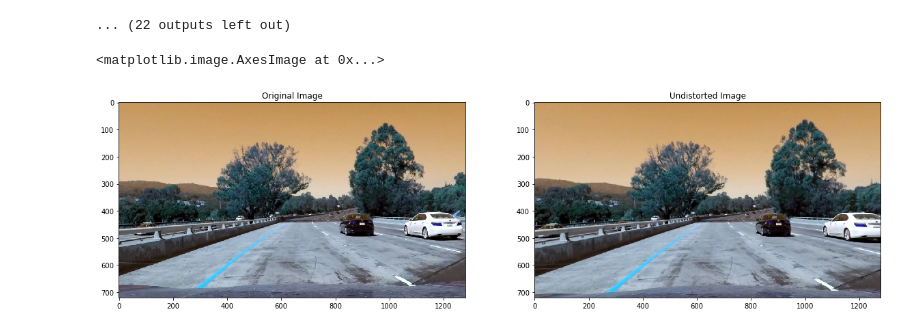
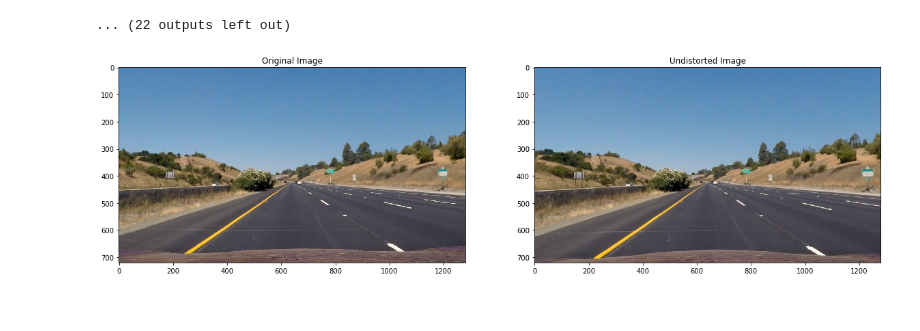
Before and after one commit to Thayjes/Advanced-Lane-Finding, a Jupyter notebook: Undistortion.ipynb, the cells around one changed output. Drawn from its saved outputs; the diff is of its cells as text; code cells hidden in the pictures.

Commit message:
Undistortion.ipynb, Thresholded Images

```diff
--- a/Undistortion.ipynb
+++ b/Undistortion.ipynb
@@ -54,25 +54,33 @@ True
 # %%
 import pickle
 %matplotlib inline
 
-img_test = cv2.imread("Images/test_images/test1.jpg")
+img_test = cv2.cvtColor(cv2.imread("Images/test_images/straight_lines1.jpg"), cv2.COLOR_BGR2RGB)
 img_size = (img_test.shape[1], img_test.shape[0])
 
 # Get distortion coefficients and calibration matrix
 ret, mtx, dist, rvecs, tvecs = cv2.calibrateCamera(objpoints, imgpoints, img_size, None, None)
 dst = cv2.undistort(img_test, mtx, dist, None, mtx)
+cv2.imwrite("Images/test_images/straight_lines1_undistorted.jpg", dst)
 # Save the matrix and coefficients
 dist_pickle = {}
 dist_pickle["Camera_Matrix"] = mtx
 dist_pickle["Distortion_Coefficients"] = dist
 pickle.dump(dist_pickle, open("dist_pickle.p", "wb"))
 
 # Visualize undistortion
 f, (ax1, ax2) = plt.subplots(1, 2, figsize = (20, 10))
 ax1.set_title("Original Image")
 ax1.imshow(img_test, cmap = "gray")
 ax2.set_title("Undistorted Image")
 ax2.imshow(dst, cmap = "gray")
+
+def undistort(img):
+    with open("C:/Users/lenovo/Documents/SDCND/Advanced-Lane-Finding/dist_pickle.p", "rb") as fname:
+        dp = pickle.load(fname)
+        mtx = dp["Camera_Matrix"]
+        dist = dp["Distortion_Coefficients"]
+        dst = cv2.undistort(img, mtx, dist, None ,mtx)
+        return dst
 # %% [output]
-<matplotlib.image.AxesImage at 0x...>
-[figure, old version]
+[figure, new version]
```
Also changed, not shown: parts of 2 cells of this notebook, 18 other files.
